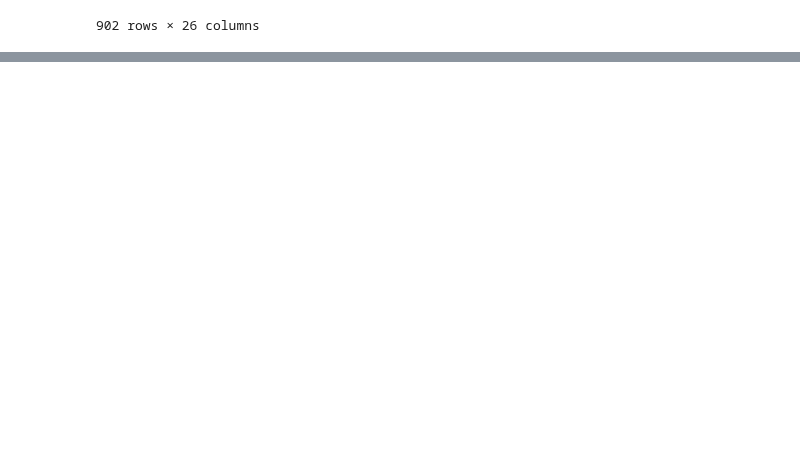
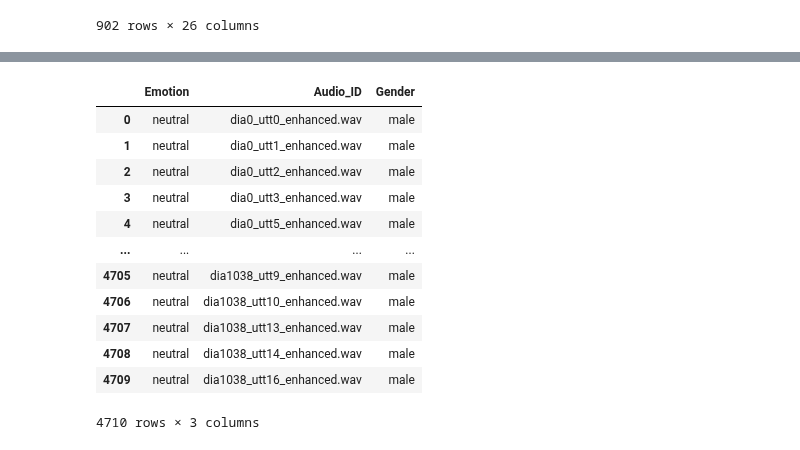
Before and after one commit to YechanJung/pknu25_05, a Jupyter notebook: Audio/feature_extracting.ipynb, the cells around one changed output, grey strips where cells are left out. Drawn from its saved outputs; the diff is of its cells as text; code cells hidden in the pictures; blank space fills up the shorter version.

```diff
--- a/Audio/feature_extracting.ipynb
+++ b/Audio/feature_extracting.ipynb
@@ -769,0 +788,8 @@ joy_data_df_m
+# %%
+def data_formatter(utt_id, dia_id):
+    return f"dia{dia_id}_utt{utt_id}_enhanced.wav"
+
+# Create Video_ID column using vectorized operations instead of loop
+data_df['Audio_ID'] = data_df.apply(lambda row: data_formatter(str(row['Utterance_ID']), str(row['Dialogue_ID'])), axis=1)
+
+data_df
@@ -769,0 +872,16 @@ joy_data_df_m
+# %%
+data_df
+# %% [output]
+|  | Emotion | Audio_ID | Gender |
+| 0 | neutral | dia0_utt0_enhanced.wav | male |
+| 1 | neutral | dia0_utt1_enhanced.wav | male |
+| 2 | neutral | dia0_utt2_enhanced.wav | male |
+| 3 | neutral | dia0_utt3_enhanced.wav | male |
+| 4 | neutral | dia0_utt5_enhanced.wav | male |
+| ... | ... | ... | ... |
+| 4705 | neutral | dia1038_utt9_enhanced.wav | male |
+| 4706 | neutral | dia1038_utt10_enhanced.wav | male |
+| 4707 | neutral | dia1038_utt13_enhanced.wav | male |
+| 4708 | neutral | dia1038_utt14_enhanced.wav | male |
+| 4709 | neutral | dia1038_utt16_enhanced.wav | male |
+4710 rows × 3 columns
```
Also changed, not shown: parts of 11 cells of this notebook, 4 other files.
